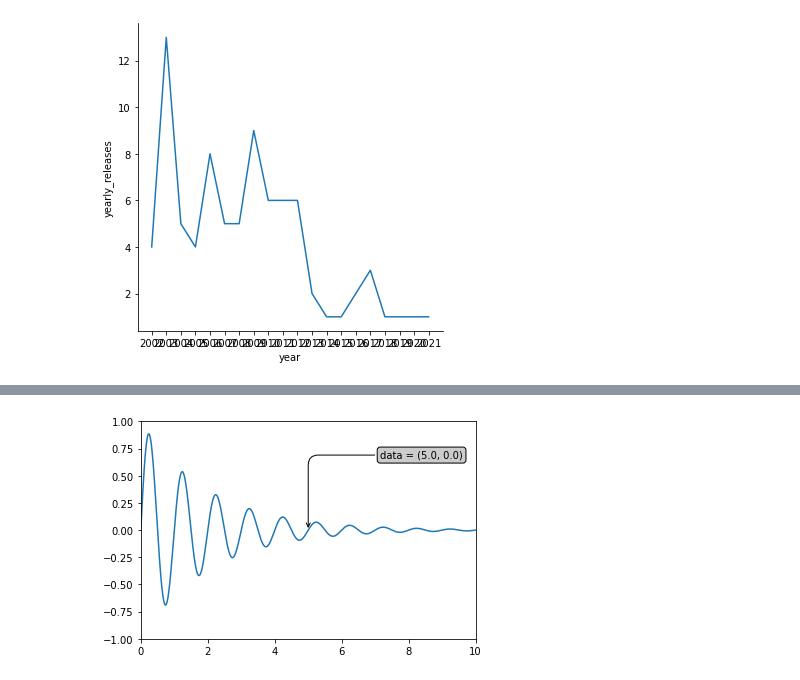
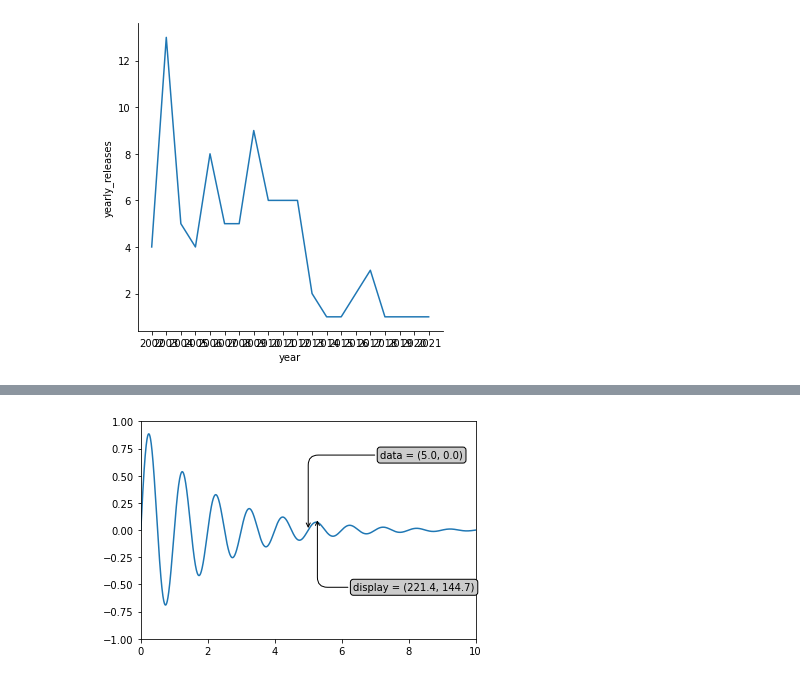
Before and after one commit to johntellsall/shotglass, a Jupyter notebook: dec/shotglass-coreutils.ipynb, the cells around one changed output, grey strips where cells are left out. Saved outputs shown, nothing was run; the diff lists cells and outputs as text; code cells hidden in the pictures.

```diff
--- a/dec/shotglass-coreutils.ipynb
+++ b/dec/shotglass-coreutils.ipynb
@@ -83,37 +97,38 @@ arrowprops = dict(
     arrowstyle="->",
     connectionstyle="angle,angleA=0,angleB=90,rad=10")
 ann_style = dict(
     textcoords='offset points',
     bbox=bbox, arrowprops=arrowprops)
 
 # data:
 x = np.arange(0, 10, 0.005)
 y = np.exp(-x/2.) * np.sin(2*np.pi*x)
 
 # plot:
 fig, ax = plt.subplots()
 ax.plot(x, y)
 ax.set_xlim(0, 10)
 ax.set_ylim(-1, 1)
 
 xdata, ydata = 5, 0
 # This computing the transform now, if anything
 # (figure size, dpi, axes placement, data limits, scales..)
 # changes re-calling transform will get a different value.
 xdisplay, ydisplay = ax.transData.transform((xdata, ydata))
 
 offset = 72
 ax.annotate('data = (%.1f, %.1f)' % (xdata, ydata),
-            (xdata, ydata),  # arrow aims here
+            (xdata, ydata),  # arrow aims here: data coords
             xytext=(1*offset, offset),  # text label
             **ann_style)
 
-# disp = ax.annotate('display = (%.1f, %.1f)' % (xdisplay, ydisplay),
-#                    (xdisplay, ydisplay), xytext=(0.5*offset, -offset),
-#                    xycoords='figure pixels',
-#                    textcoords='offset points',
-#                    bbox=bbox, arrowprops=arrowprops)
+if True:
+    ax.annotate('display = (%.1f, %.1f)' % (xdisplay, ydisplay),
+                (xdisplay, ydisplay),  # figure coords
+                xytext=(0.5*offset, -offset),
+                xycoords='figure pixels',
+                **ann_style)
 
 plt.show()
 # %% [output]
-[figure, old version]
+[figure, new version]
```
Also changed, not shown: parts of 2 cells of this notebook.
